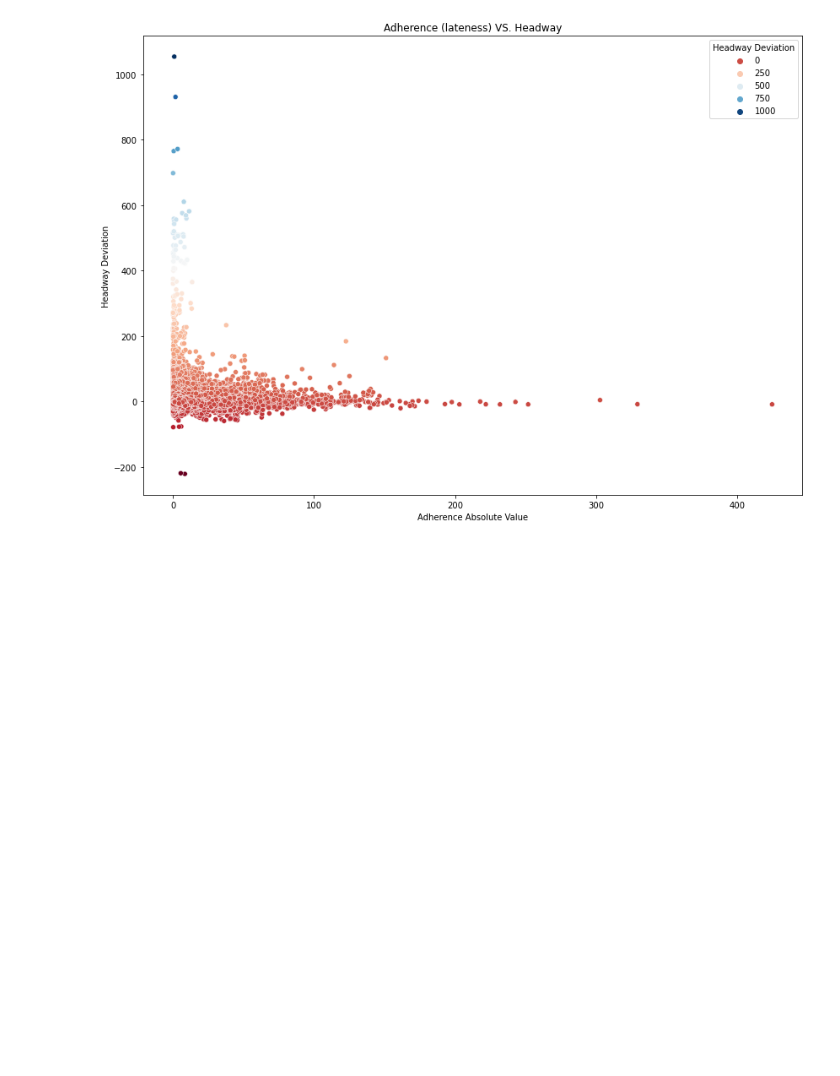
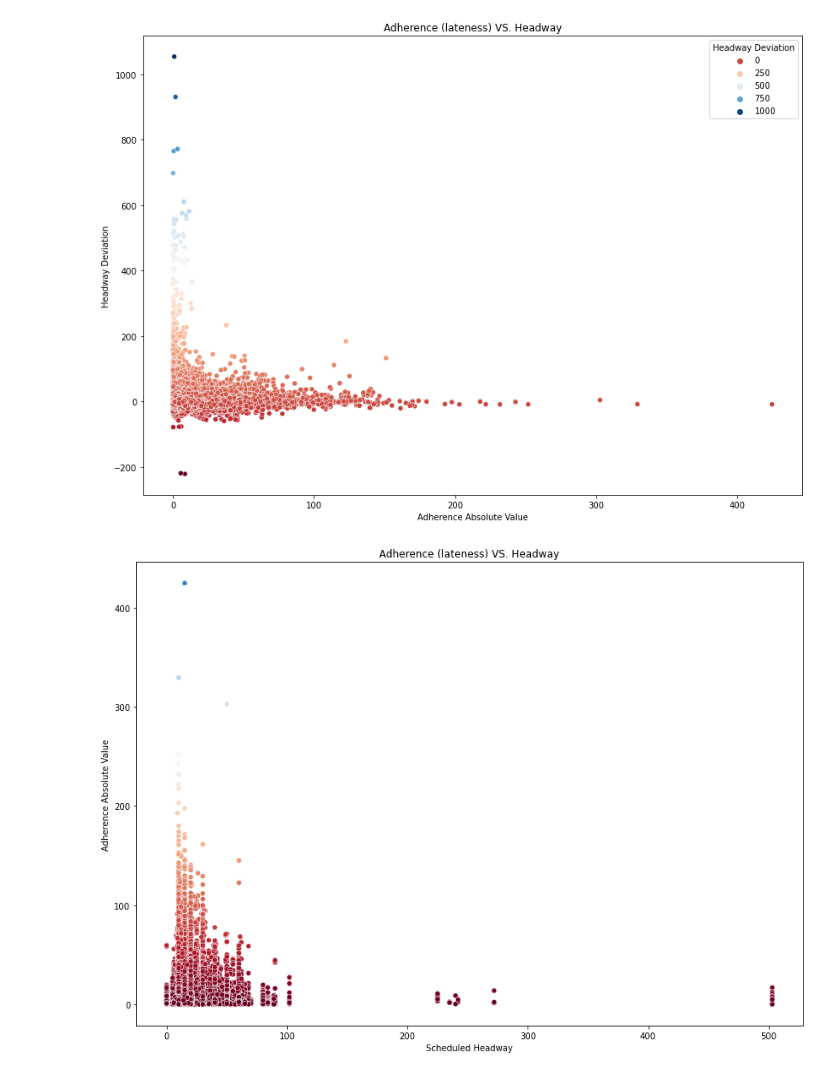
Before and after one commit to NSS-Data-Analytics-Cohort-7/wego-grumpy-concat, a Jupyter notebook: notebook/wego.ipynb, the cells around one changed output. Drawn from its saved outputs; the diff is of its cells as text; code cells hidden in the pictures; blank space fills up the shorter version.

Commit message:
fixing scatter plot

```diff
--- a/notebook/wego.ipynb
+++ b/notebook/wego.ipynb
@@ -602,3 +602,12 @@ plt.title("Adherence (lateness) VS. Headway")
 plt.show()
 # %% [output]
 [figure]
+# %%
+df=corr2
+fig, ax=plt.subplots(figsize=(14,10))
+sns.scatterplot(ax=ax,data=df, x = 'Scheduled Headway', y= 'Adherence Absolute Value',hue='Adherence Absolute Value',palette="RdBu")
+plt.title("Adherence (lateness) VS. Headway")
+ax.get_legend().remove()
+plt.show()
+# %% [output]
+[figure, added]
```
Also changed, not shown: parts of 5 cells of this notebook.
